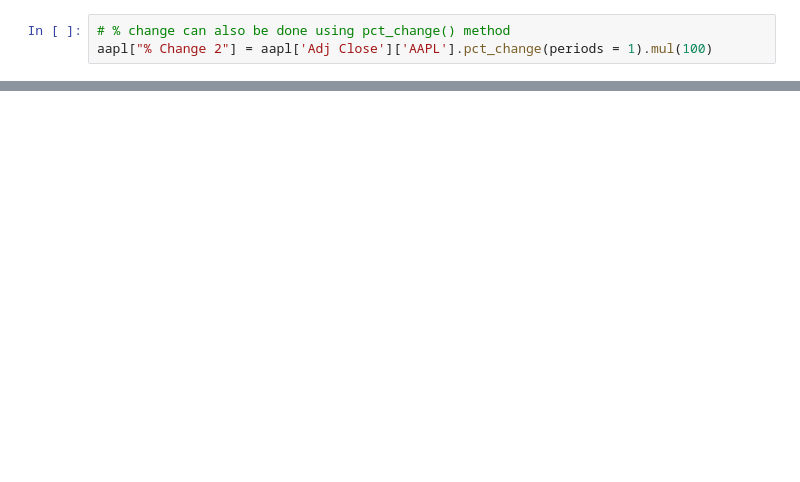
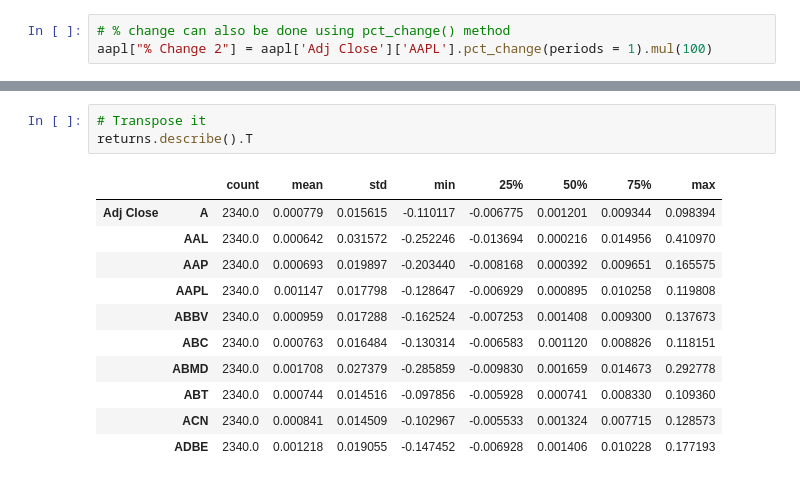
Before and after one commit to salmankhaliq22/Stock-Screener-using-Technical-Analysis-and-Efficient-Frontiers, a Jupyter notebook: 03-Normalizing the stocks data.ipynb, the cells around one changed output, grey strips where cells are left out. Saved outputs shown, nothing was run; the diff lists cells and outputs as text; blank space fills up the shorter version.

```diff
--- a/03-Normalizing the stocks data.ipynb
+++ b/03-Normalizing the stocks data.ipynb
@@ -380,0 +568,15 @@ aapl
+# %%
+# Transpose it
+returns.describe().T
+# %% [output]
+|  |  | count | mean | std | min | 25% | 50% | 75% | max |
+| Adj Close | A | 2340.0 | 0.000779 | 0.015615 | -0.110117 | -0.006775 | 0.001201 | 0.009344 | 0.098394 |
+|  | AAL | 2340.0 | 0.000642 | 0.031572 | -0.252246 | -0.013694 | 0.000216 | 0.014956 | 0.410970 |
+|  | AAP | 2340.0 | 0.000693 | 0.019897 | -0.203440 | -0.008168 | 0.000392 | 0.009651 | 0.165575 |
+|  | AAPL | 2340.0 | 0.001147 | 0.017798 | -0.128647 | -0.006929 | 0.000895 | 0.010258 | 0.119808 |
+|  | ABBV | 2340.0 | 0.000959 | 0.017288 | -0.162524 | -0.007253 | 0.001408 | 0.009300 | 0.137673 |
+|  | ABC | 2340.0 | 0.000763 | 0.016484 | -0.130314 | -0.006583 | 0.001120 | 0.008826 | 0.118151 |
+|  | ABMD | 2340.0 | 0.001708 | 0.027379 | -0.285859 | -0.009830 | 0.001659 | 0.014673 | 0.292778 |
+|  | ABT | 2340.0 | 0.000744 | 0.014516 | -0.097856 | -0.005928 | 0.000741 | 0.008330 | 0.109360 |
+|  | ACN | 2340.0 | 0.000841 | 0.014509 | -0.102967 | -0.005533 | 0.001324 | 0.007715 | 0.128573 |
+|  | ADBE | 2340.0 | 0.001218 | 0.019055 | -0.147452 | -0.006928 | 0.001406 | 0.010228 | 0.177193 |
```
Also changed, not shown: parts of 36 cells of this notebook.
